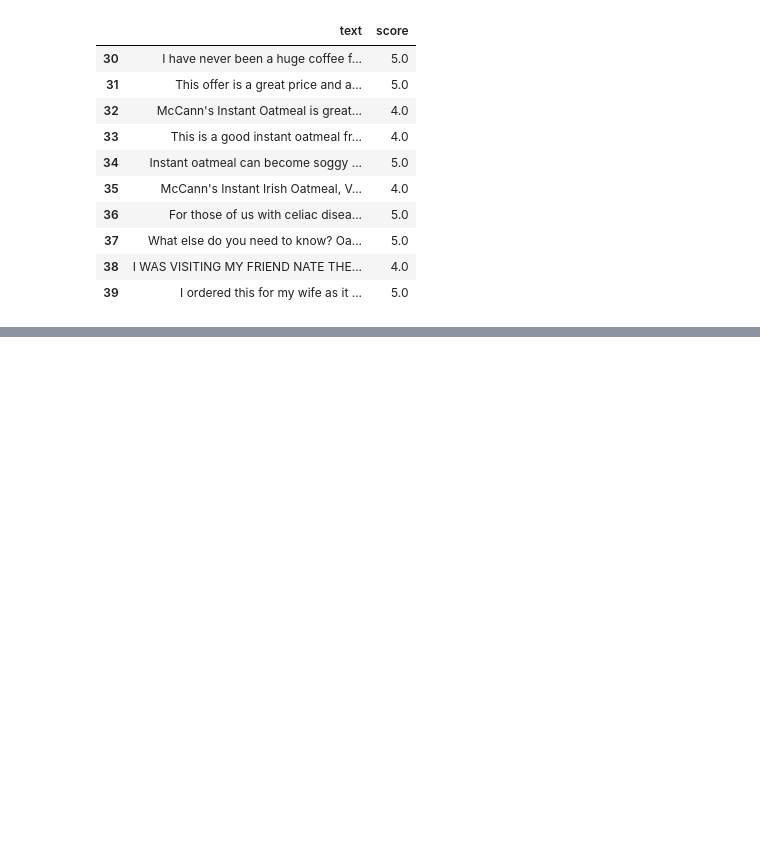
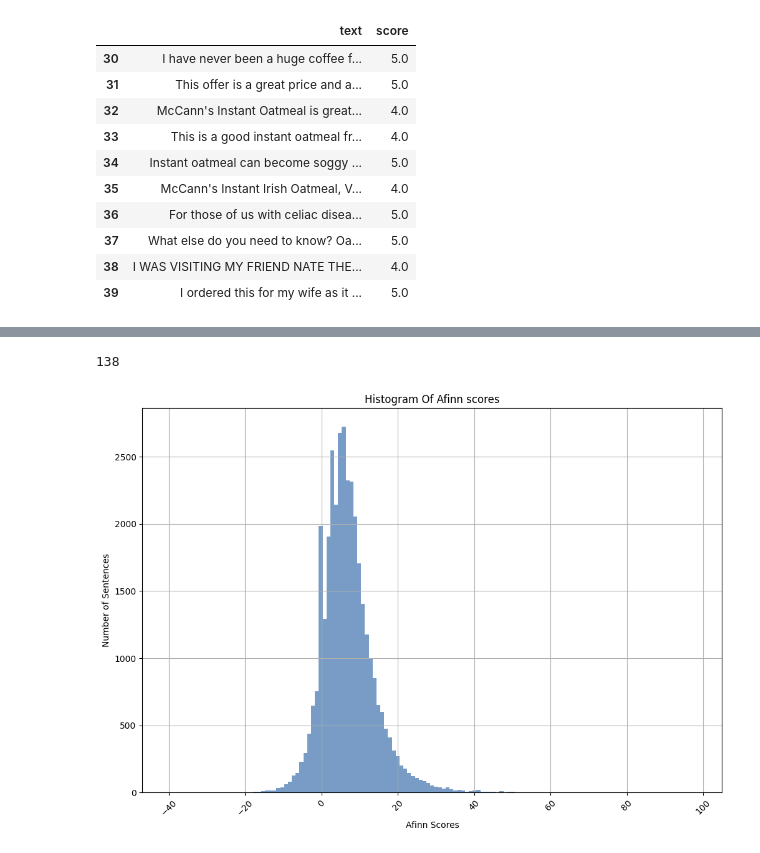
Before and after one commit to MarioAvolio/Amazon-Fine-Foods-reviews-Transformers-Text-Classification, a Jupyter notebook: Sentiment_Analysis_on_Food_Reviews.ipynb, the cells around one changed output, grey strips where cells are left out. Saved outputs shown, nothing was run; the diff lists cells and outputs as text; code cells hidden in the pictures; blank space fills up the shorter version.

```diff
--- a/Sentiment_Analysis_on_Food_Reviews.ipynb
+++ b/Sentiment_Analysis_on_Food_Reviews.ipynb
@@ -105,0 +493,19 @@ df.iloc[30:40]
+# %%
+#let's compute the range of afinn scores in this dataset
+abs(min(df.afinn.value_counts().index.astype(int)) - max(df.afinn.value_counts().index.astype(int)))
+# %% [output]
+138
+# %%
+df.afinn.plot(kind='hist', #takes the column name as input
+        alpha=0.7,
+        bins = abs(min(df.afinn.value_counts().index.astype(int)) - max(df.afinn.value_counts().index.astype(int)))-1,
+        title='Histogram Of Afinn scores',
+        rot=45,
+        grid=True,
+        figsize=(12,8),
+        fontsize=10,
+        color=['#3F72AF'])
+plt.xlabel('Afinn Scores')
+plt.ylabel("Number of Sentences");
+# %% [output]
+[figure, added]
```
Also changed, not shown: parts of 55 cells of this notebook.
